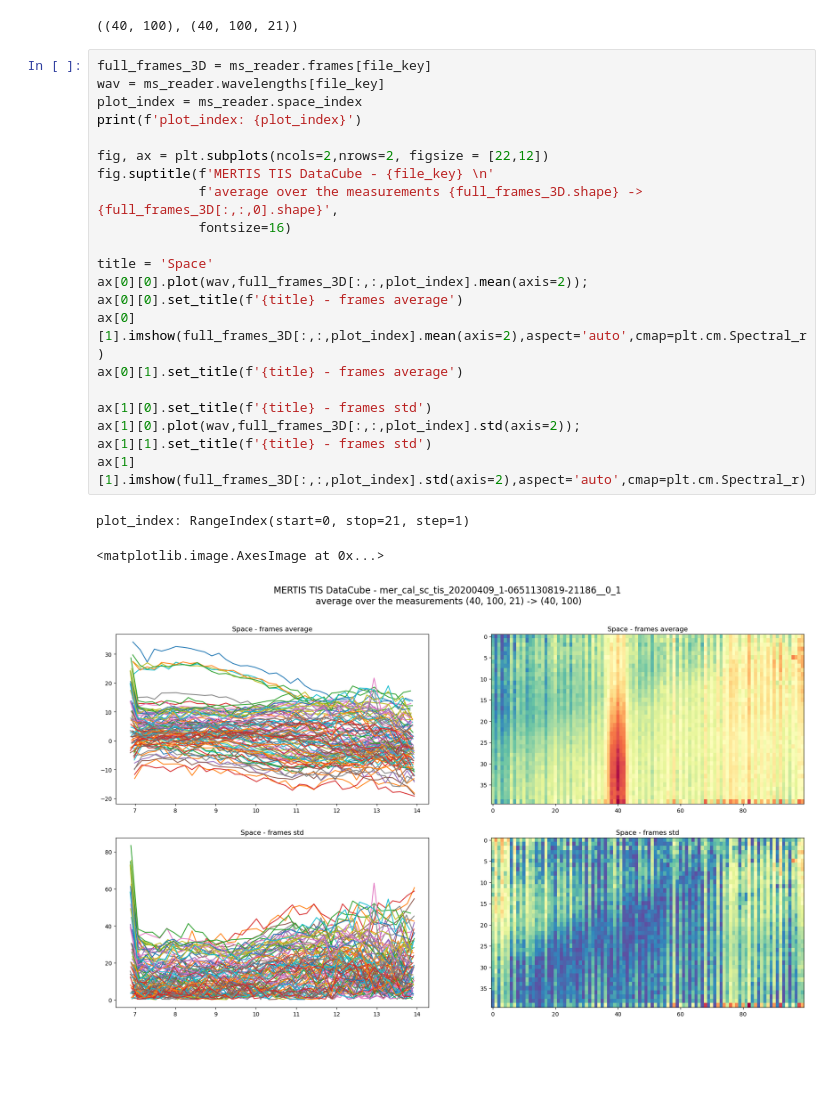
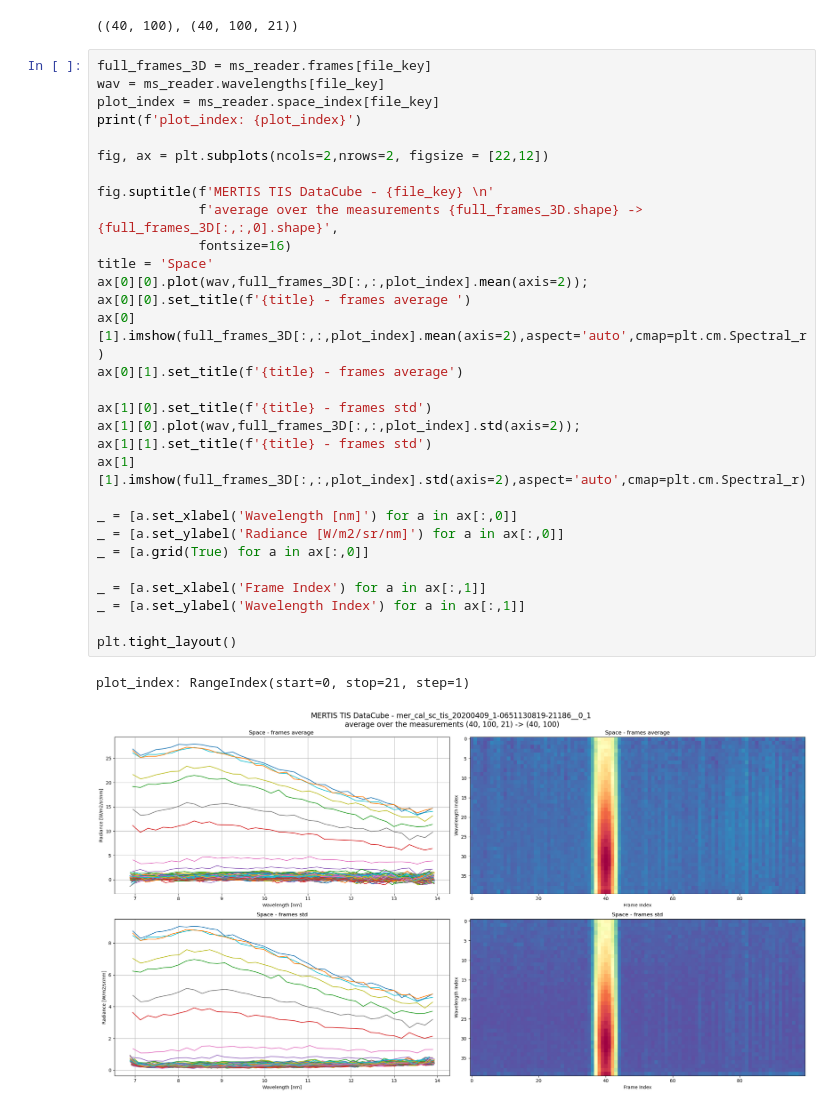
Before and after one commit to mariodamore/mertisreader, a Jupyter notebook: examples/read_merstis_test.ipynb, the cells around one changed output. Saved outputs shown, nothing was run; the diff lists cells and outputs as text; blank space fills up the shorter version.

```diff
--- a/examples/read_merstis_test.ipynb
+++ b/examples/read_merstis_test.ipynb
@@ -265,25 +265,33 @@ ms_reader.wavelengths[file_key].shape, ms_reader.frames[file_key].shape
 # %%
 full_frames_3D = ms_reader.frames[file_key]
 wav = ms_reader.wavelengths[file_key]
-plot_index = ms_reader.space_index
+plot_index = ms_reader.space_index[file_key]
 print(f'plot_index: {plot_index}')
 
 fig, ax = plt.subplots(ncols=2,nrows=2, figsize = [22,12])
+
 fig.suptitle(f'MERTIS TIS DataCube - {file_key} \n'
              f'average over the measurements {full_frames_3D.shape} -> {full_frames_3D[:,:,0].shape}',
              fontsize=16)
-
 title = 'Space'
 ax[0][0].plot(wav,full_frames_3D[:,:,plot_index].mean(axis=2));
-ax[0][0].set_title(f'{title} - frames average')
+ax[0][0].set_title(f'{title} - frames average ')
 ax[0][1].imshow(full_frames_3D[:,:,plot_index].mean(axis=2),aspect='auto',cmap=plt.cm.Spectral_r)
 ax[0][1].set_title(f'{title} - frames average')
 
 ax[1][0].set_title(f'{title} - frames std')
 ax[1][0].plot(wav,full_frames_3D[:,:,plot_index].std(axis=2));
 ax[1][1].set_title(f'{title} - frames std')
 ax[1][1].imshow(full_frames_3D[:,:,plot_index].std(axis=2),aspect='auto',cmap=plt.cm.Spectral_r)
+
+_ = [a.set_xlabel('Wavelength [nm]') for a in ax[:,0]]
+_ = [a.set_ylabel('Radiance [W/m2/sr/nm]') for a in ax[:,0]]
+_ = [a.grid(True) for a in ax[:,0]]
+
+_ = [a.set_xlabel('Frame Index') for a in ax[:,1]]
+_ = [a.set_ylabel('Wavelength Index') for a in ax[:,1]]
+
+plt.tight_layout()
 # %% [output]
 plot_index: RangeIndex(start=0, stop=21, step=1)
-<matplotlib.image.AxesImage at 0x...>
-[figure, old version]
+[figure, new version]
```
Also changed, not shown: parts of 4 cells of this notebook, 29 other files.
